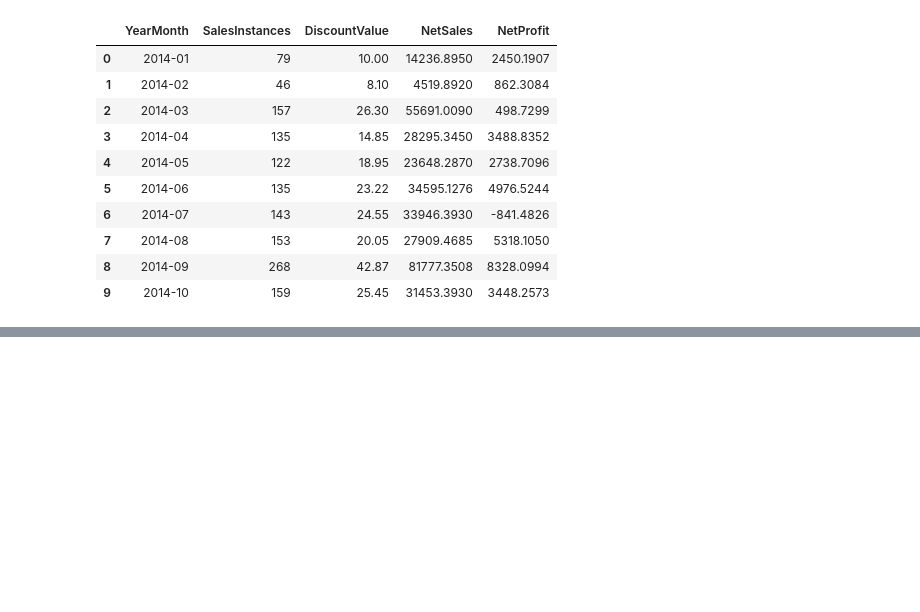
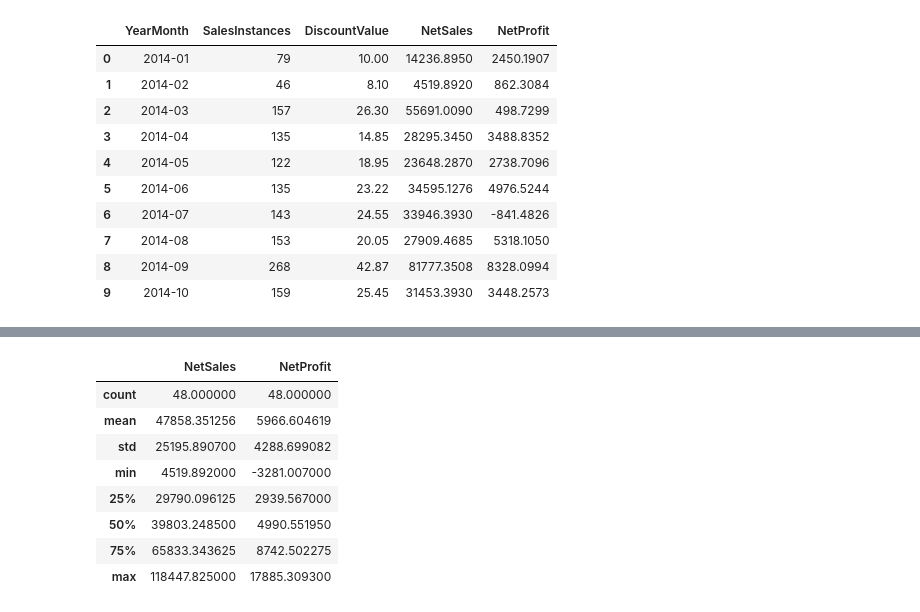
Before and after one commit to Road2Data/P4-Superstore-Sales, a Jupyter notebook: analysis.ipynb, the cells around one changed output, grey strips where cells are left out. Drawn from its saved outputs; the diff is of its cells as text; code cells hidden in the pictures; blank space fills up the shorter version.

```diff
--- a/analysis.ipynb
+++ b/analysis.ipynb
@@ -33,3 +49,15 @@ px.line(data_frame=monthly_df, x="YearMonth", y=["NetSales", "NetProfit"], title
 # %% [output]
 [interactive output not drawn]
 [interactive output not drawn]
+# %%
+monthly_df[["NetSales", "NetProfit"]].describe()
+# %% [output]
+|  | NetSales | NetProfit |
+| count | 48.000000 | 48.000000 |
+| mean | 47858.351256 | 5966.604619 |
+| std | 25195.890700 | 4288.699082 |
+| min | 4519.892000 | -3281.007000 |
+| 25% | 29790.096125 | 2939.567000 |
+| 50% | 39803.248500 | 4990.551950 |
+| 75% | 65833.343625 | 8742.502275 |
+| max | 118447.825000 | 17885.309300 |
```
Also changed, not shown: parts of 6 cells of this notebook, 1 other file.
